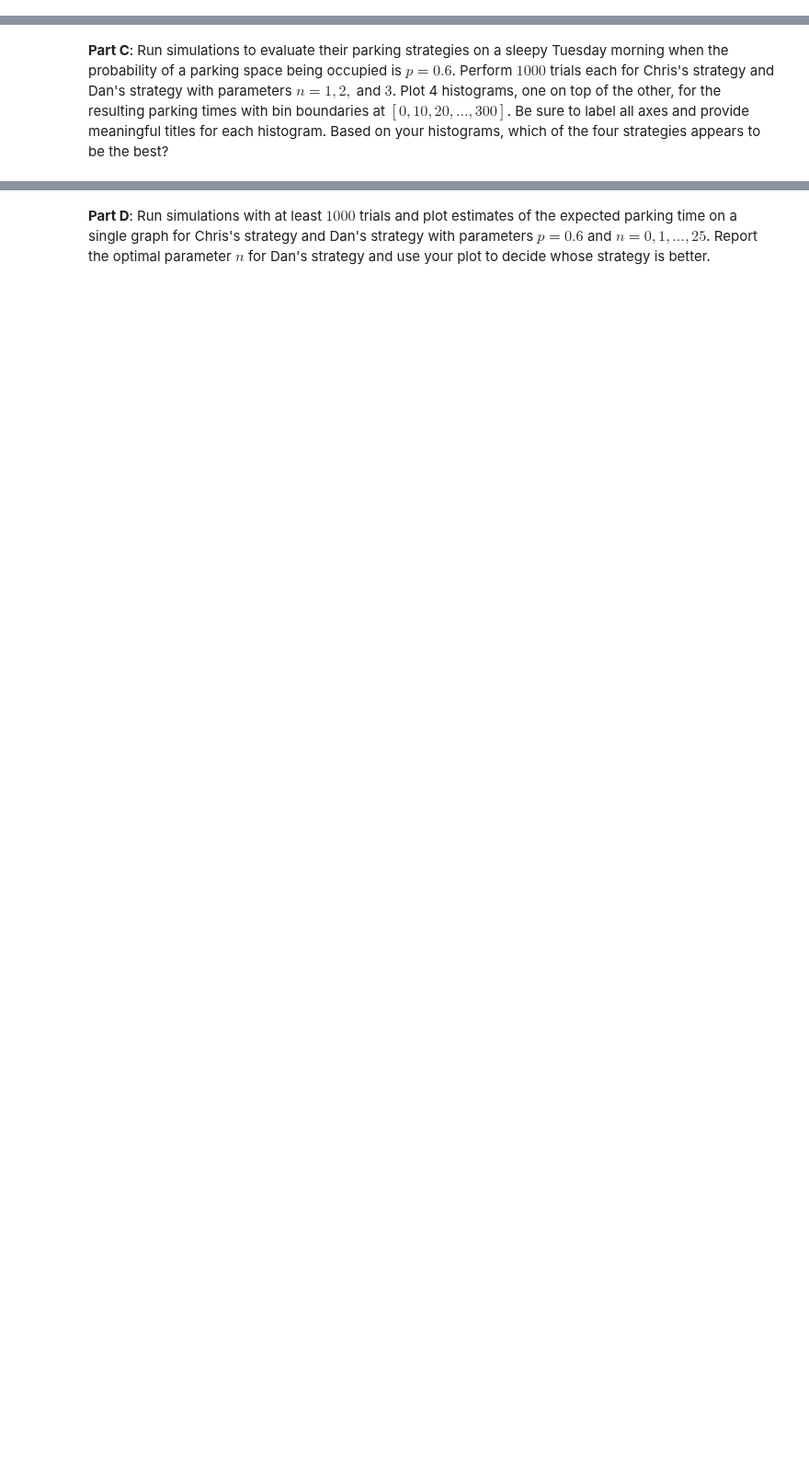
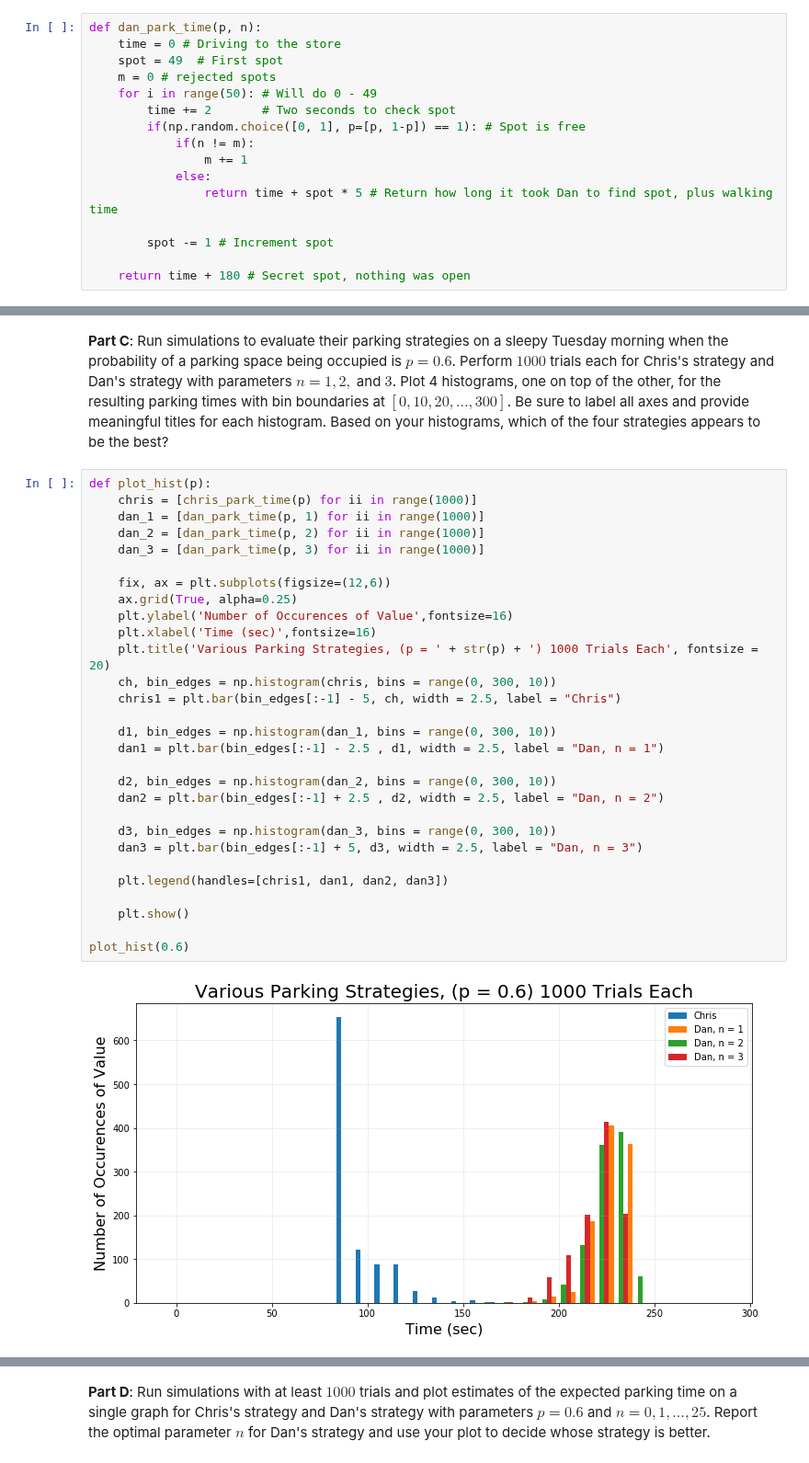
Before and after one commit to scuthbert/DataScience, a Jupyter notebook: practicum/fall2017_practicum.ipynb, the cells around one changed output, grey strips where cells are left out. Shown at 92% size. Drawn from its saved outputs; the diff is of its cells as text; blank space fills up the shorter version.

```diff
--- a/practicum/fall2017_practicum.ipynb
+++ b/practicum/fall2017_practicum.ipynb
@@ -61,2 +80,18 @@ def chris_park_time(p):
 # %% [markdown]
 **Part B**: Write a function **dan_park_time**$(\hspace{.5mm}p, n)$ that performs a single trial and returns the total time, in seconds, for dan to get to the store, where $n$ is the number of empty spots he passes before taking the next available spot. In addition to showing your code, you should also describe and implement a simple test to convince yourself (and us) that your code is working correctly.
+# %%
+def dan_park_time(p, n):
+    time = 0 # Driving to the store
+    spot = 49  # First spot
+    m = 0 # rejected spots
+    for i in range(50): # Will do 0 - 49
+        time += 2       # Two seconds to check spot
+        if(np.random.choice([0, 1], p=[p, 1-p]) == 1): # Spot is free
+            if(n != m):
+                m += 1
+            else:
+                return time + spot * 5 # Return how long it took Dan to find spot, plus walking time
+
+        spot -= 1 # Increment spot
+
+    return time + 180 # Secret spot, nothing was open
@@ -63,2 +121,33 @@ def chris_park_time(p):
 # %% [markdown]
 **Part C**: Run simulations to evaluate their parking strategies on a sleepy Tuesday morning when the probability of a parking space being occupied is $p=0.6$.  Perform $1000$ trials each for Chris's strategy and Dan's strategy with parameters $n=1,2,$ and $3$. Plot 4 histograms, one on top of the other, for the resulting parking times with bin boundaries at $[0, 10, 20, \ldots, 300]$.  Be sure to label all axes and provide meaningful titles for each histogram.  Based on your histograms, which of the four strategies appears to be the best?
+# %%
+def plot_hist(p):
+    chris = [chris_park_time(p) for ii in range(1000)]
+    dan_1 = [dan_park_time(p, 1) for ii in range(1000)]
+    dan_2 = [dan_park_time(p, 2) for ii in range(1000)]
+    dan_3 = [dan_park_time(p, 3) for ii in range(1000)]
+
+    fix, ax = plt.subplots(figsize=(12,6))
+    ax.grid(True, alpha=0.25)
+    plt.ylabel('Number of Occurences of Value',fontsize=16)
+    plt.xlabel('Time (sec)',fontsize=16)
+    plt.title('Various Parking Strategies, (p = ' + str(p) + ') 1000 Trials Each', fontsize = 20)
+    ch, bin_edges = np.histogram(chris, bins = range(0, 300, 10))
+    chris1 = plt.bar(bin_edges[:-1] - 5, ch, width = 2.5, label = "Chris")
+
+    d1, bin_edges = np.histogram(dan_1, bins = range(0, 300, 10))
+    dan1 = plt.bar(bin_edges[:-1] - 2.5 , d1, width = 2.5, label = "Dan, n = 1")
+
+    d2, bin_edges = np.histogram(dan_2, bins = range(0, 300, 10))
+    dan2 = plt.bar(bin_edges[:-1] + 2.5 , d2, width = 2.5, label = "Dan, n = 2")
+
+    d3, bin_edges = np.histogram(dan_3, bins = range(0, 300, 10))
+    dan3 = plt.bar(bin_edges[:-1] + 5, d3, width = 2.5, label = "Dan, n = 3")
+
+    plt.legend(handles=[chris1, dan1, dan2, dan3])
+
+    plt.show()
+
+plot_hist(0.6)
+# %% [output]
+[figure, added]
```
Also changed, not shown: parts of 42 cells of this notebook, 3 other files.
